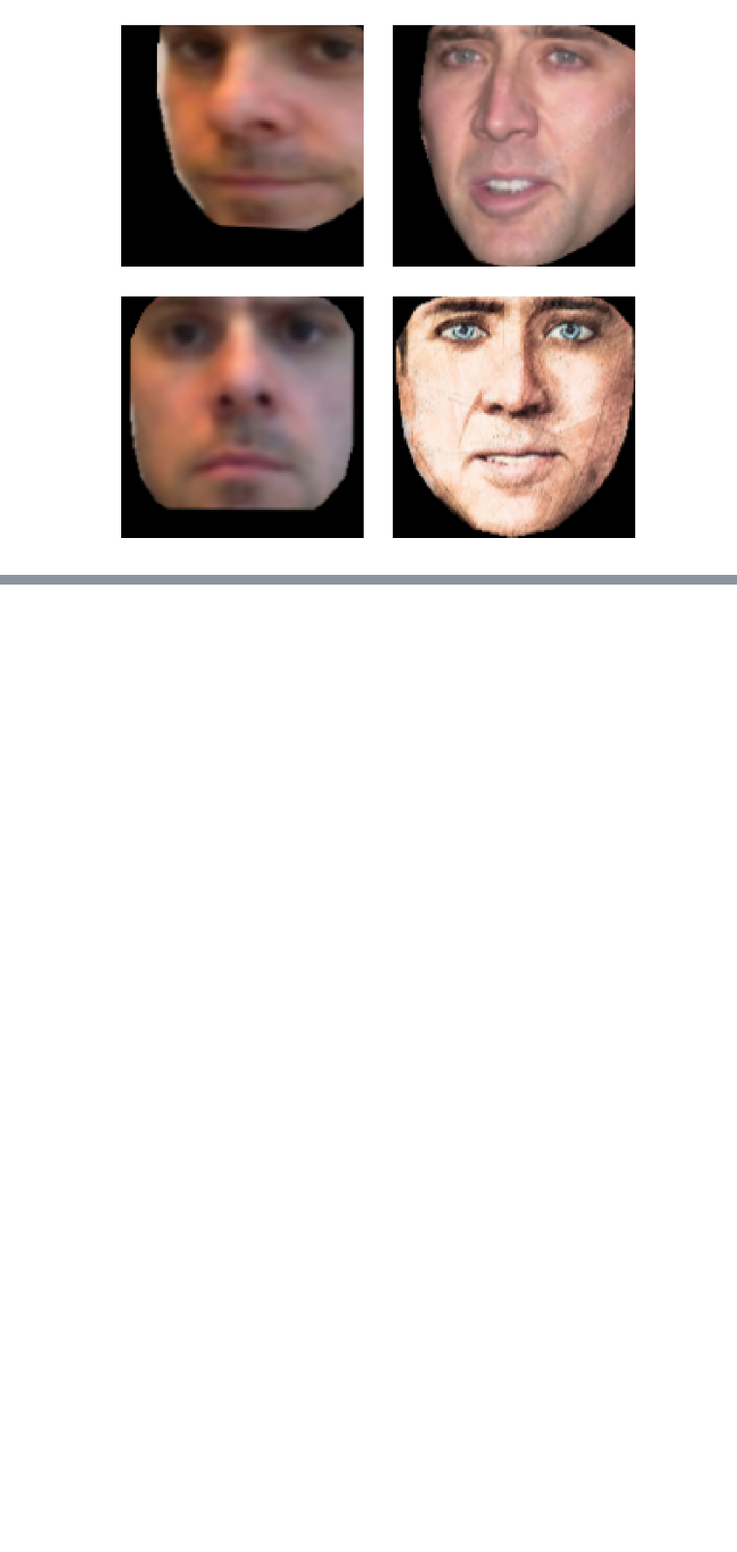
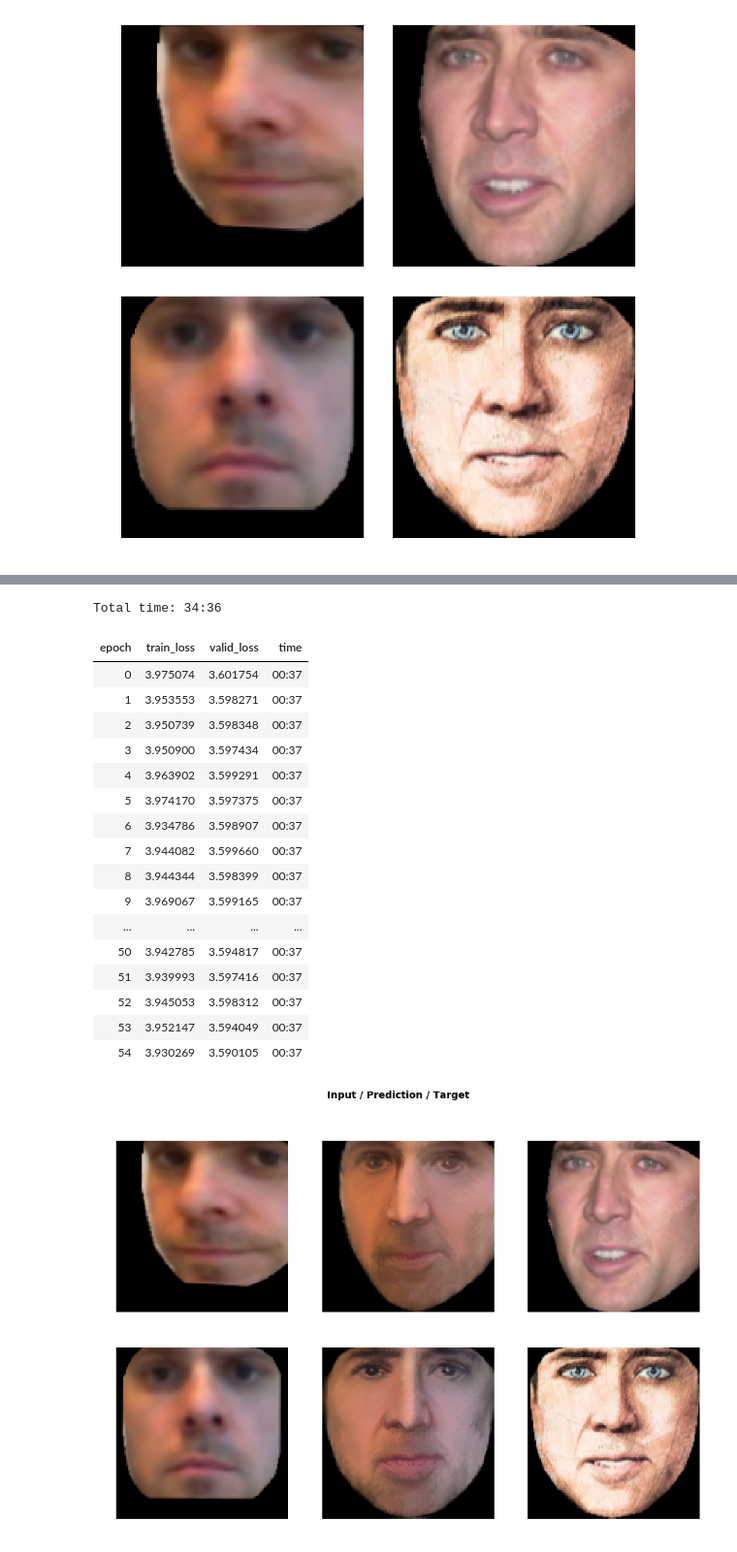
Before and after one commit to bestaar/predictiveFilterFlow, a Jupyter notebook: predictiveFilterFlow.ipynb, the cells around one changed output, grey strips where cells are left out. Shown at 97% size. Saved outputs shown, nothing was run; the diff lists cells and outputs as text; code cells hidden in the pictures; blank space fills up the shorter version.

```diff
--- a/predictiveFilterFlow.ipynb
+++ b/predictiveFilterFlow.ipynb
@@ -429,7 +455,27 @@ G.show_results(rows=2, imgsize=5)
 # %%
 gc.collect()
-G.fit_fc(55,1e-4)
+G.fit_fc(55,2e-5)
 G.show_results(rows=2, imgsize=5)
+# %% [output]
+Total time: 34:36
+| epoch | train_loss | valid_loss | time |
+| 0 | 3.975074 | 3.601754 | 00:37 |
+| 1 | 3.953553 | 3.598271 | 00:37 |
+| 2 | 3.950739 | 3.598348 | 00:37 |
+| 3 | 3.950900 | 3.597434 | 00:37 |
+| 4 | 3.963902 | 3.599291 | 00:37 |
+| 5 | 3.974170 | 3.597375 | 00:37 |
+| 6 | 3.934786 | 3.598907 | 00:37 |
+| 7 | 3.944082 | 3.599660 | 00:37 |
+| 8 | 3.944344 | 3.598399 | 00:37 |
+| 9 | 3.969067 | 3.599165 | 00:37 |
+| ... | ... | ... | ... |
+| 50 | 3.942785 | 3.594817 | 00:37 |
+| 51 | 3.939993 | 3.597416 | 00:37 |
+| 52 | 3.945053 | 3.598312 | 00:37 |
+| 53 | 3.952147 | 3.594049 | 00:37 |
+| 54 | 3.930269 | 3.590105 | 00:37 |
+[figure, added]
 # %%
 # save model
 G.save(path_inp+'2'+path_out+'_v2')
```
Also changed, not shown: parts of 8 cells of this notebook.
